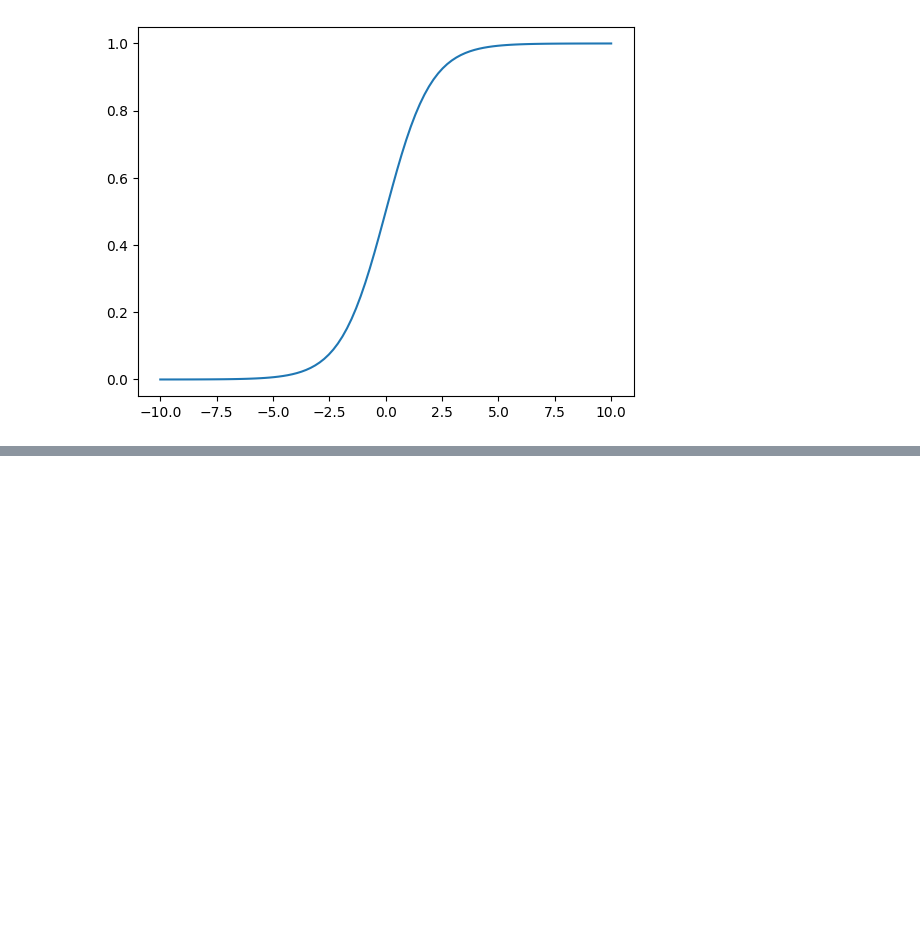
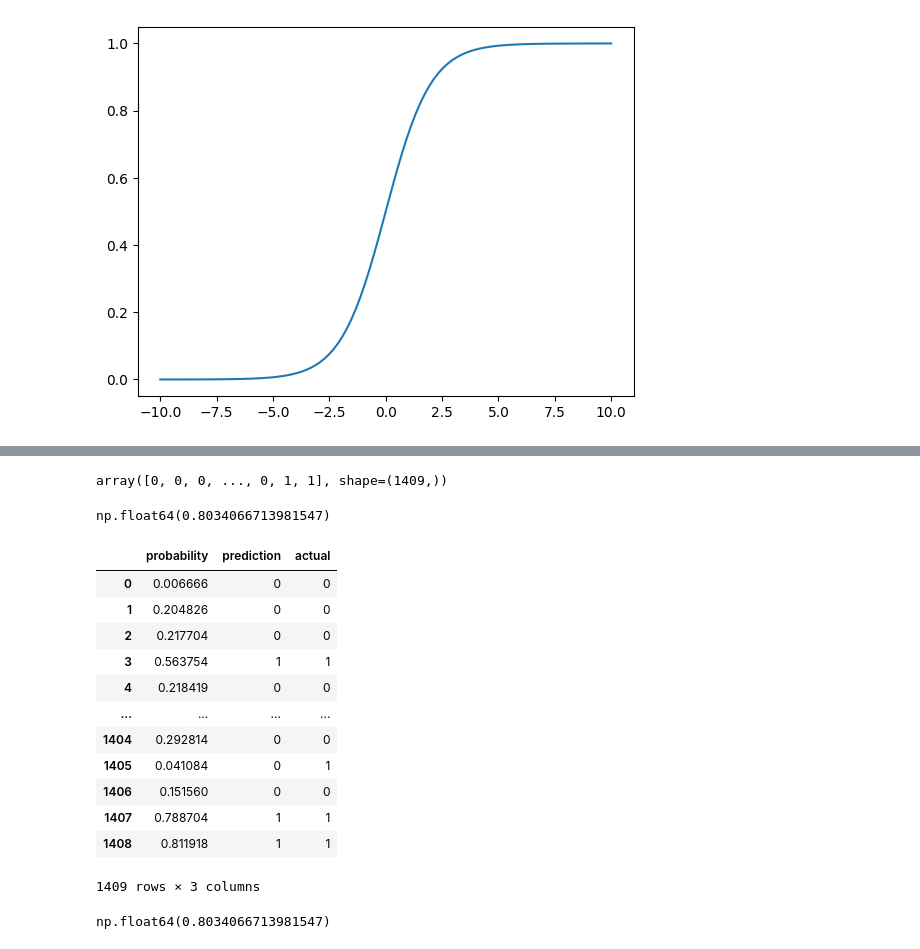
Before and after one commit to AurisNauris/ML-zoomcamp-homework, a Jupyter notebook: 03-classification/03-notebook.ipynb, the cells around one changed output, grey strips where cells are left out. Cells and saved outputs as stored; diff of their text form; code cells hidden in the pictures; blank space fills up the shorter version.

```diff
--- a/03-classification/03-notebook.ipynb
+++ b/03-classification/03-notebook.ipynb
@@ -400,0 +391,3 @@ def logistic_regression(xi):
+# %%
+model = LogisticRegression(max_iter=10_000,)
+model.fit(X_train, y_train)
@@ -400,0 +420,5 @@ def logistic_regression(xi):
+# %%
+y_pred = model.predict_proba(X_val)[:,1]
+# %%
+churn_decision = (y_pred >= 0.5)
+df_val[churn_decision].customerid
@@ -400,0 +438,29 @@ def logistic_regression(xi):
+# %%
+churn_decision.astype(int)
+# %% [output]
+array([0, 0, 0, ..., 0, 1, 1], shape=(1409,))
+# %%
+(y_val == churn_decision).mean()
+# %% [output]
+np.float64(0.8034066713981547)
+# %%
+df_pred = pd.DataFrame()
+df_pred['probability'] = y_pred
+df_pred['prediction'] = churn_decision.astype(int)
+df_pred['actual'] = y_val
+# %%
+df_pred
+# %% [output]
+|  | probability | prediction | actual |
+| 0 | 0.006666 | 0 | 0 |
+| 1 | 0.204826 | 0 | 0 |
+| 2 | 0.217704 | 0 | 0 |
+| 3 | 0.563754 | 1 | 1 |
+| 4 | 0.218419 | 0 | 0 |
+| ... | ... | ... | ... |
+| 1404 | 0.292814 | 0 | 0 |
+| 1405 | 0.041084 | 0 | 1 |
+| 1406 | 0.151560 | 0 | 0 |
+| 1407 | 0.788704 | 1 | 1 |
+| 1408 | 0.811918 | 1 | 1 |
+1409 rows × 3 columns
@@ -400,0 +469,4 @@ def logistic_regression(xi):
+# %%
+df_pred.correct.mean()
+# %% [output]
+np.float64(0.8034066713981547)
```
Also changed, not shown: parts of 9 cells of this notebook, 1 other file.
